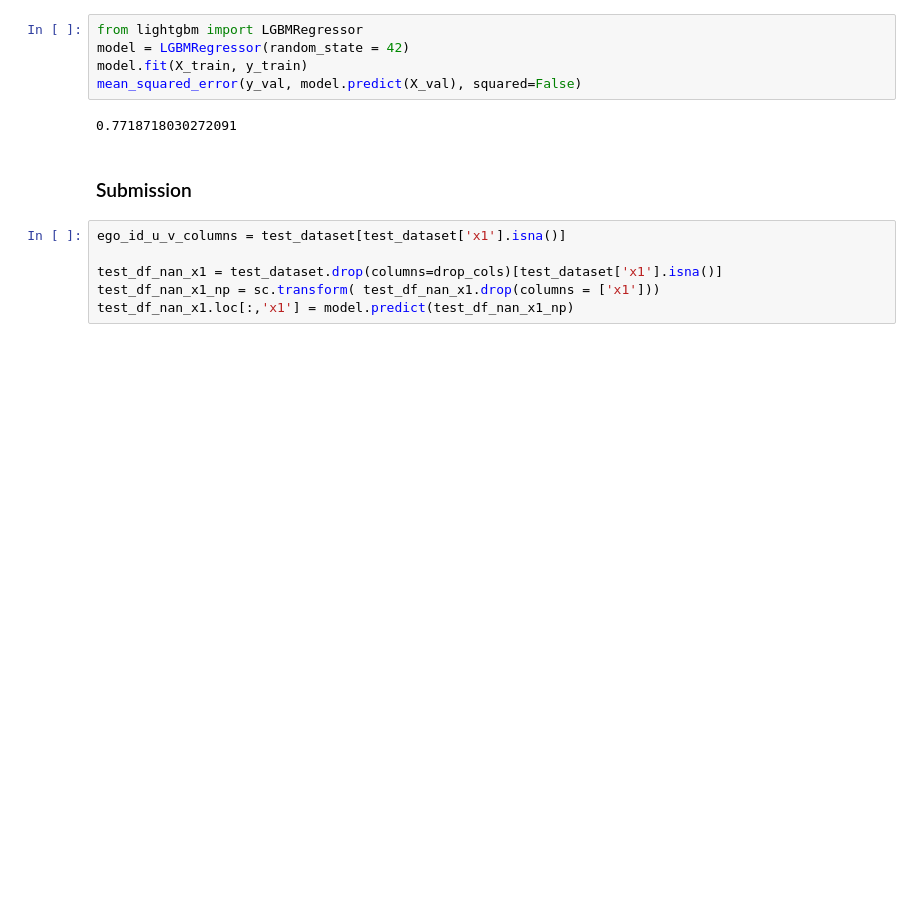
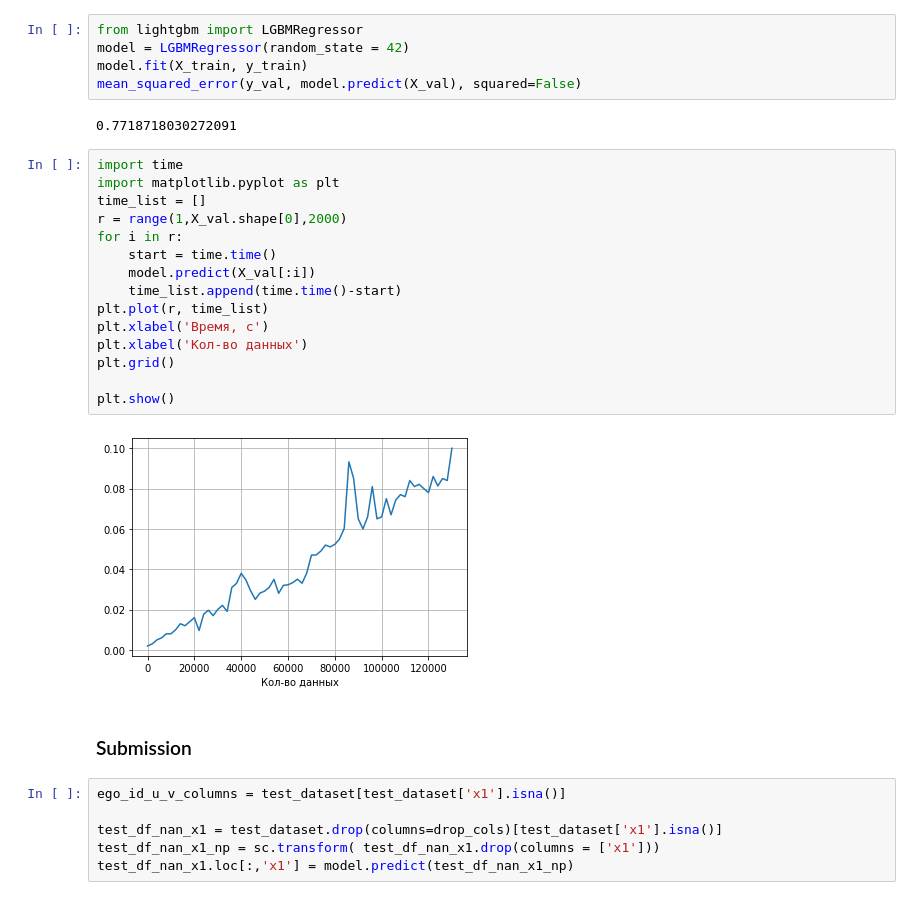
Before and after one commit to KOTOBOPOT/hack-AI-2023, a Jupyter notebook: merge.ipynb, the cells around one changed output. Drawn from its saved outputs; the diff is of its cells as text; blank space fills up the shorter version.

Commit message:
model speed plot added

```diff
--- a/merge.ipynb
+++ b/merge.ipynb
@@ -371,6 +371,23 @@ model.fit(X_train, y_train)
 mean_squared_error(y_val, model.predict(X_val), squared=False)
 # %% [output]
 0.7718718030272091
+# %%
+import time
+import matplotlib.pyplot as plt
+time_list = []
+r = range(1,X_val.shape[0],2000)
+for i in r:
+    start = time.time()
+    model.predict(X_val[:i])
+    time_list.append(time.time()-start)
+plt.plot(r, time_list)
+plt.xlabel('Время, с')
+plt.xlabel('Кол-во данных')
+plt.grid()
+
+plt.show()
+# %% [output]
+[figure, added]
 # %% [markdown]
 ### Submission
 # %%
```
Also changed, not shown: parts of 2 cells of this notebook.
